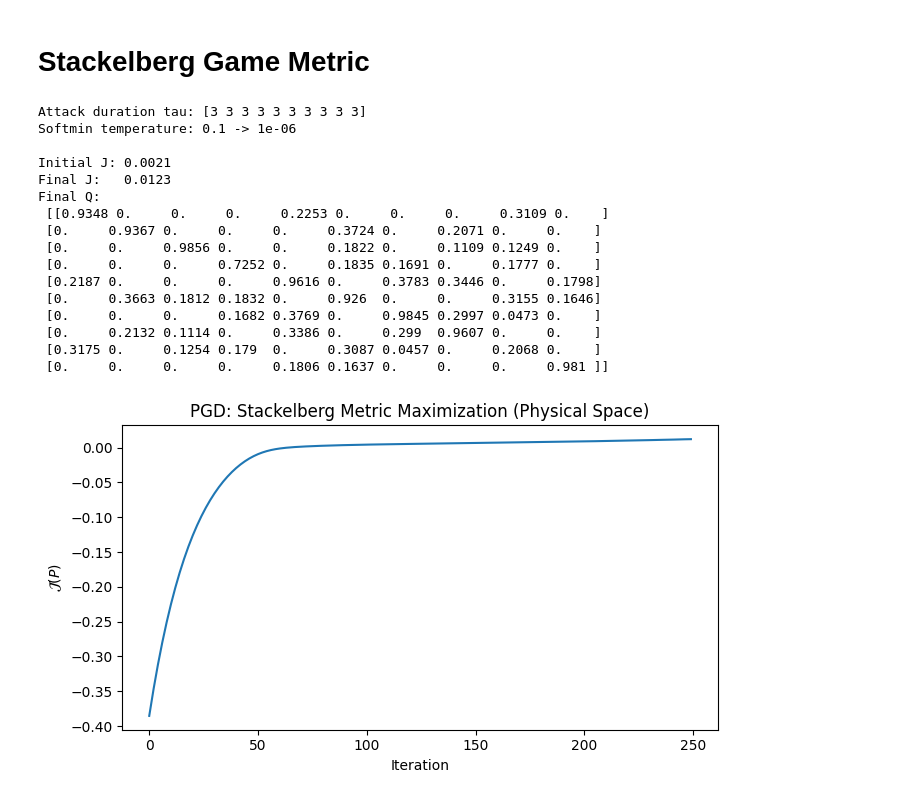
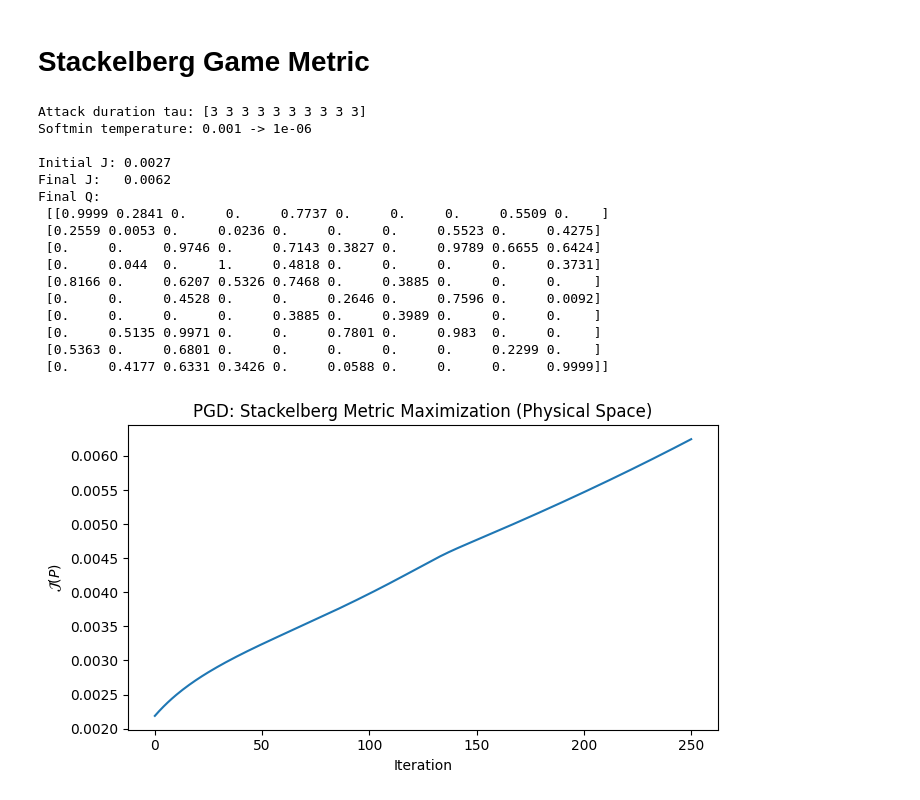
Before and after one commit to yohanjohn307/markov-chain-lifting, a Jupyter notebook: debug.ipynb, the cells around one changed output. Saved outputs shown, nothing was run; the diff lists cells and outputs as text; code cells hidden in the pictures.

```diff
--- a/debug.ipynb
+++ b/debug.ipynb
@@ -157,7 +121,7 @@ K(Q_opt):        19.2591
 # %%
 import networkx as nx
 from graph import random_chain
-from optimize import make_grad_lifted_stackelberg, make_project_Q_bar, projected_gradient_descent
+from optimize import make_grad_stackelberg, make_project_Q_bar, projected_gradient_descent
 from metrics import stackelberg
 from markov import ergodic_flow_to_transition
 
@@ -167,9 +131,9 @@ A_no_self = A - np.diag(np.diag(A))
 diameter = nx.diameter(nx.from_numpy_array(A_no_self))
 tau = diameter * np.ones(m, dtype=int)
 
-# V = I_m collapses the lifted Stackelberg metric to the standard physical-space
-# metric J(P) (Eq. 38)
-grad_stackelberg = make_grad_lifted_stackelberg(np.eye(m), tau)
+# V defaults to I_m, collapsing the lifted Stackelberg metric to the standard
+# physical-space metric J(P) (Eq. 38)
+grad_stackelberg = make_grad_stackelberg(tau)
 # Free stationary distribution; epsilon=0 since the metric itself penalizes
 # reducibility (Sec. IX)
 project_fn_stb = make_project_Q_bar(A, pi_bar=None, epsilon=0.0)
@@ -178,57 +142,57 @@ project_fn_stb = make_project_Q_bar(A, pi_bar=None, epsilon=0.0)
 # softmin temperature from temp0 (smooth, informative gradients early on) down to
 # temp_min (tight approximation to the true min(Psi_lift)) via geometric decay.
 n_iter_stb = 250
-temp0, temp_min = 0.1, 1e-6
+temp0, temp_min = 1e-3, 1e-6
 temp_decay = (temp_min / temp0) ** (1 / n_iter_stb)
 temp_schedule_stb = lambda k: temp0 * temp_decay ** k
-neg_grad_stackelberg = lambda Q, temp: tuple(-x for x in grad_stackelberg(Q, temp))
+neg_grad_stackelberg = lambda Q, lse_temp: tuple(-x for x in grad_stackelberg(Q, lse_temp))
 
 Q0 = random_chain(A, seed=seed)
 Q0 = project_fn_stb(Q0)
 
 Q_opt, hist = projected_gradient_descent(
-    Q0, neg_grad_stackelberg, project_fn_stb, alpha=0.1, n_iter=n_iter_stb, tol=1e-6,
+    Q0, neg_grad_stackelberg, project_fn_stb, alpha=1, n_iter=n_iter_stb, tol=1e-6,
     temp_schedule=temp_schedule_stb,
 )
 
 print(f"Attack duration tau: {tau}")
 print(f"Softmin temperature: {temp0:.4g} -> {temp_min:.4g}")
 
 P0 = ergodic_flow_to_transition(Q0)
 J_initial = stackelberg(P0, tau)
 P_opt = ergodic_flow_to_transition(Q_opt)
 J_final = stackelberg(P_opt, tau)
 
 print(f"\nInitial J: {J_initial:.4f}")
 print(f"Final J:   {J_final:.4f}")
 
 np.set_printoptions(precision=6, suppress=True)
 print(f"Final Q:\n {np.round(Q_opt, 4)}")
 
 plt.figure(figsize=(7, 4))
 plt.plot([-v for v in hist])
 plt.xlabel("Iteration")
 plt.ylabel(r"$\mathcal{J}(P)$")
 plt.title("PGD: Stackelberg Metric Maximization (Physical Space)")
 plt.tight_layout()
 plt.show()
 # %% [output]
 Attack duration tau: [3 3 3 3 3 3 3 3 3 3]
-Softmin temperature: 0.1 -> 1e-06
+Softmin temperature: 0.001 -> 1e-06
 
-Initial J: 0.0021
-Final J:   0.0123
+Initial J: 0.0027
+Final J:   0.0062
 Final Q:
- [[0.9348 0.     0.     0.     0.2253 0.     0.     0.     0.3109 0.    ]
- [0.     0.9367 0.     0.     0.     0.3724 0.     0.2071 0.     0.    ]
- [0.     0.     0.9856 0.     0.     0.1822 0.     0.1109 0.1249 0.    ]
- [0.     0.     0.     0.7252 0.     0.1835 0.1691 0.     0.1777 0.    ]
- [0.2187 0.     0.     0.     0.9616 0.     0.3783 0.3446 0.     0.1798]
- [0.     0.3663 0.1812 0.1832 0.     0.926  0.     0.     0.3155 0.1646]
- [0.     0.     0.     0.1682 0.3769 0.     0.9845 0.2997 0.0473 0.    ]
- [0.     0.2132 0.1114 0.     0.3386 0.     0.299  0.9607 0.     0.    ]
- [0.3175 0.     0.1254 0.179  0.     0.3087 0.0457 0.     0.2068 0.    ]
- [0.     0.     0.     0.     0.1806 0.1637 0.     0.     0.     0.981 ]]
+ [[0.9999 0.2841 0.     0.     0.7737 0.     0.     0.     0.5509 0.    ]
+ [0.2559 0.0053 0.     0.0236 0.     0.     0.     0.5523 0.     0.4275]
+ [0.     0.     0.9746 0.     0.7143 0.3827 0.     0.9789 0.6655 0.6424]
+ [0.     0.044  0.     1.     0.4818 0.     0.     0.     0.     0.3731]
+ [0.8166 0.     0.6207 0.5326 0.7468 0.     0.3885 0.     0.     0.    ]
+ [0.     0.     0.4528 0.     0.     0.2646 0.     0.7596 0.     0.0092]
+ [0.     0.     0.     0.     0.3885 0.     0.3989 0.     0.     0.    ]
+ [0.     0.5135 0.9971 0.     0.     0.7801 0.     0.983  0.     0.    ]
+ [0.5363 0.     0.6801 0.     0.     0.     0.     0.     0.2299 0.    ]
+ [0.     0.4177 0.6331 0.3426 0.     0.0588 0.     0.     0.     0.9999]]
-[figure, old version]
+[figure, new version]
 # %%
 from graph import degree_lifting, random_chain
```
Also changed, not shown: parts of 4 cells of this notebook, 11 other files.
